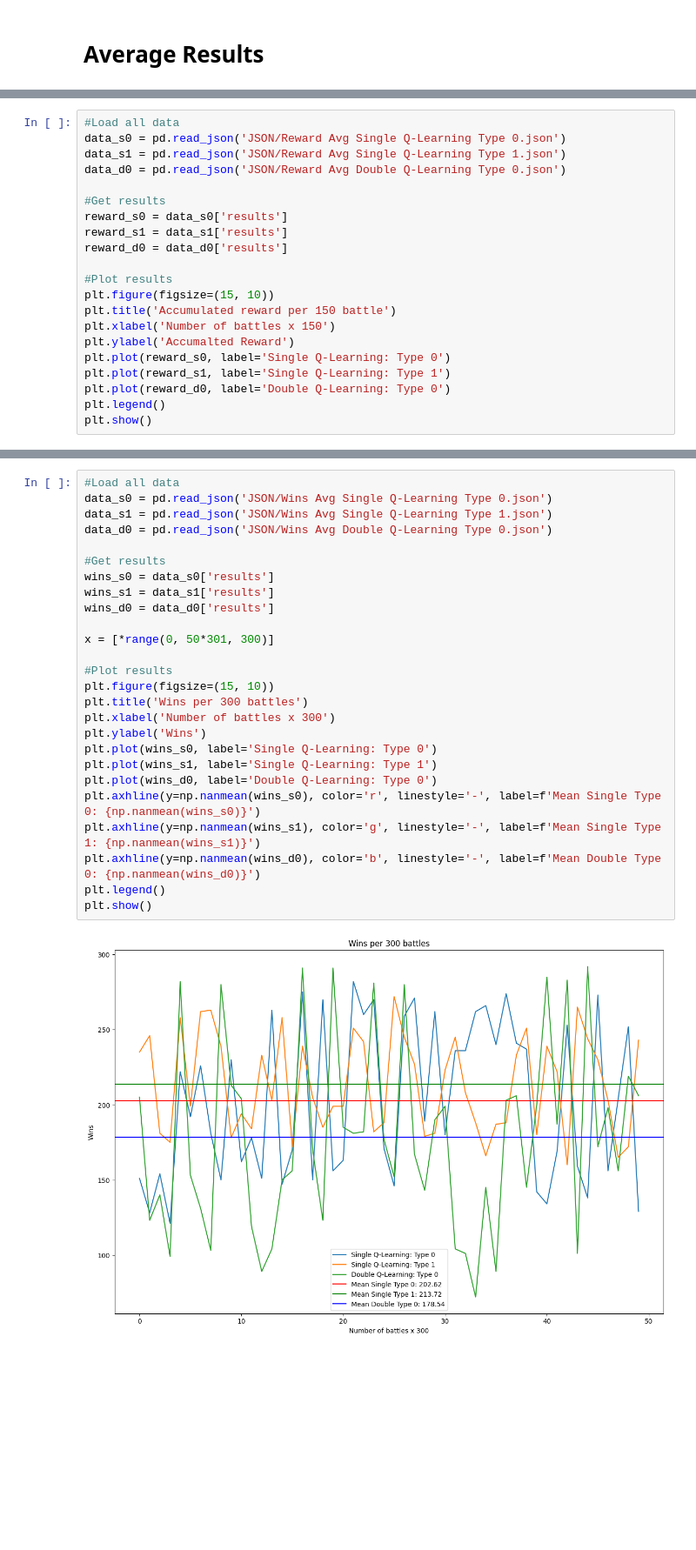
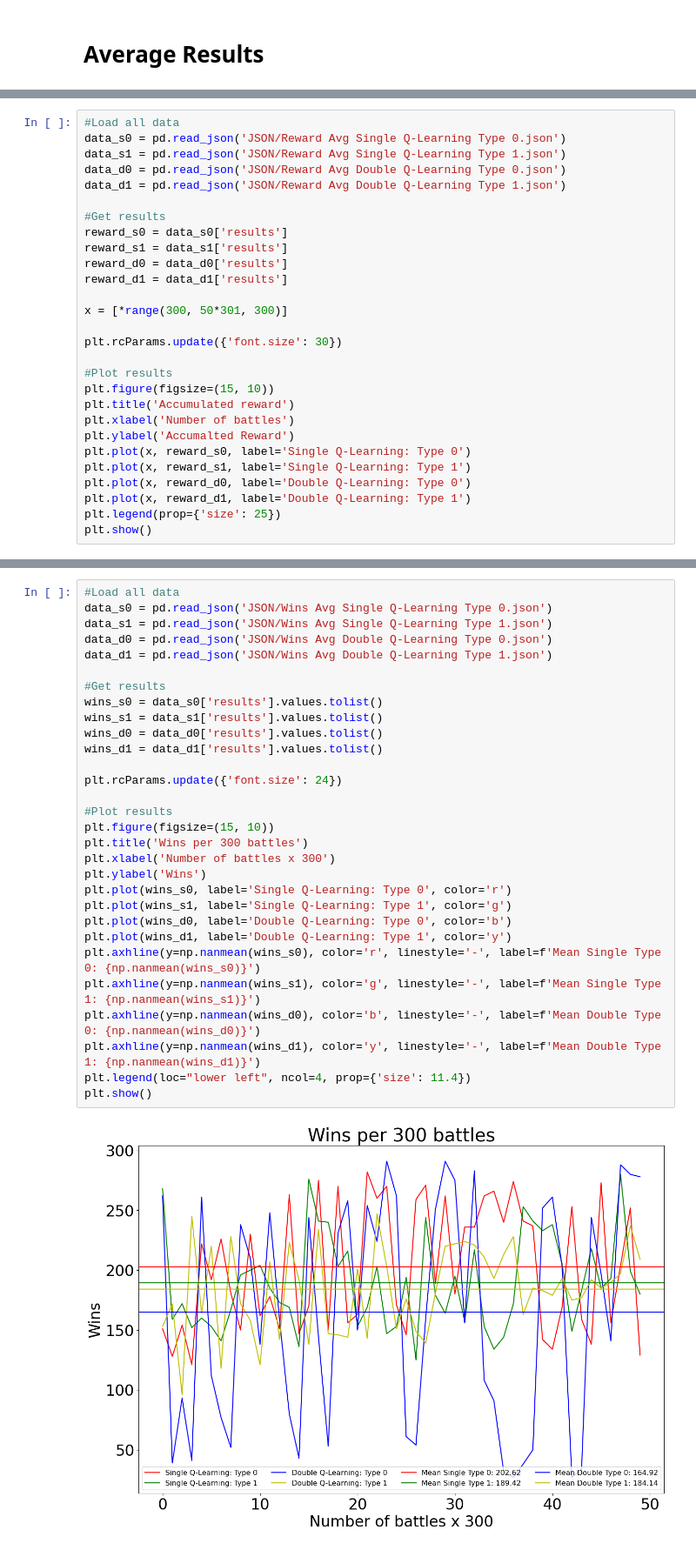
Before and after one commit to Harman367/Reinforcement-Learning-AI, a Jupyter notebook: Results/Results.ipynb, the cells around one changed output, grey strips where cells are left out. Shown at 87% size. Saved outputs shown, nothing was run; the diff lists cells and outputs as text; blank space fills up the shorter version.

Commit message:
Poster Results

```diff
--- a/Results/Results.ipynb
+++ b/Results/Results.ipynb
@@ -249,20 +249,27 @@ plt.show()
 data_s0 = pd.read_json('JSON/Reward Avg Single Q-Learning Type 0.json')
 data_s1 = pd.read_json('JSON/Reward Avg Single Q-Learning Type 1.json')
 data_d0 = pd.read_json('JSON/Reward Avg Double Q-Learning Type 0.json')
+data_d1 = pd.read_json('JSON/Reward Avg Double Q-Learning Type 1.json')
 
 #Get results
 reward_s0 = data_s0['results']
 reward_s1 = data_s1['results']
 reward_d0 = data_d0['results']
+reward_d1 = data_d1['results']
+
+x = [*range(300, 50*301, 300)]
+
+plt.rcParams.update({'font.size': 30})
 
 #Plot results
 plt.figure(figsize=(15, 10))
-plt.title('Accumulated reward per 150 battle')
-plt.xlabel('Number of battles x 150')
+plt.title('Accumulated reward')
+plt.xlabel('Number of battles')
 plt.ylabel('Accumalted Reward')
-plt.plot(reward_s0, label='Single Q-Learning: Type 0')
-plt.plot(reward_s1, label='Single Q-Learning: Type 1')
-plt.plot(reward_d0, label='Double Q-Learning: Type 0')
-plt.legend()
+plt.plot(x, reward_s0, label='Single Q-Learning: Type 0')
+plt.plot(x, reward_s1, label='Single Q-Learning: Type 1')
+plt.plot(x, reward_d0, label='Double Q-Learning: Type 0')
+plt.plot(x, reward_d1, label='Double Q-Learning: Type 1')
+plt.legend(prop={'size': 25})
 plt.show()
 # %% [output]
@@ -270,28 +277,32 @@ plt.show()
 # %%
 #Load all data
 data_s0 = pd.read_json('JSON/Wins Avg Single Q-Learning Type 0.json')
 data_s1 = pd.read_json('JSON/Wins Avg Single Q-Learning Type 1.json')
 data_d0 = pd.read_json('JSON/Wins Avg Double Q-Learning Type 0.json')
+data_d1 = pd.read_json('JSON/Wins Avg Double Q-Learning Type 1.json')
 
 #Get results
-wins_s0 = data_s0['results']
-wins_s1 = data_s1['results']
-wins_d0 = data_d0['results']
+wins_s0 = data_s0['results'].values.tolist()
+wins_s1 = data_s1['results'].values.tolist()
+wins_d0 = data_d0['results'].values.tolist()
+wins_d1 = data_d1['results'].values.tolist()
 
-x = [*range(0, 50*301, 300)]
+plt.rcParams.update({'font.size': 24})
 
 #Plot results
 plt.figure(figsize=(15, 10))
 plt.title('Wins per 300 battles')
 plt.xlabel('Number of battles x 300')
 plt.ylabel('Wins')
-plt.plot(wins_s0, label='Single Q-Learning: Type 0')
-plt.plot(wins_s1, label='Single Q-Learning: Type 1')
-plt.plot(wins_d0, label='Double Q-Learning: Type 0')
+plt.plot(wins_s0, label='Single Q-Learning: Type 0', color='r')
+plt.plot(wins_s1, label='Single Q-Learning: Type 1', color='g')
+plt.plot(wins_d0, label='Double Q-Learning: Type 0', color='b')
+plt.plot(wins_d1, label='Double Q-Learning: Type 1', color='y')
 plt.axhline(y=np.nanmean(wins_s0), color='r', linestyle='-', label=f'Mean Single Type 0: {np.nanmean(wins_s0)}')
 plt.axhline(y=np.nanmean(wins_s1), color='g', linestyle='-', label=f'Mean Single Type 1: {np.nanmean(wins_s1)}')
 plt.axhline(y=np.nanmean(wins_d0), color='b', linestyle='-', label=f'Mean Double Type 0: {np.nanmean(wins_d0)}')
-plt.legend()
+plt.axhline(y=np.nanmean(wins_d1), color='y', linestyle='-', label=f'Mean Double Type 1: {np.nanmean(wins_d1)}')
+plt.legend(loc="lower left", ncol=4, prop={'size': 11.4})
 plt.show()
 # %% [output]
-[figure, old version]
+[figure, new version]
```
Also changed, not shown: parts of 6 cells of this notebook, 15 other files.
